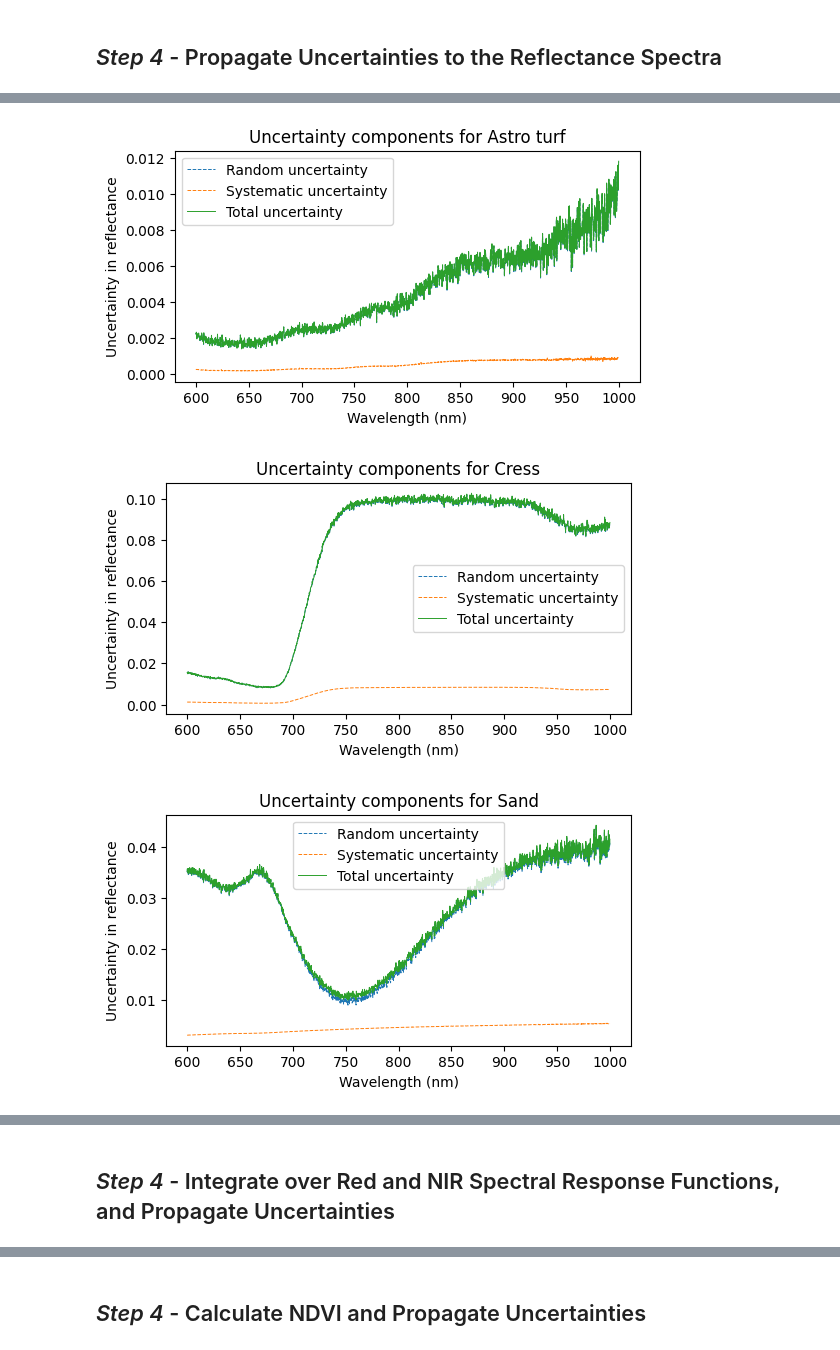
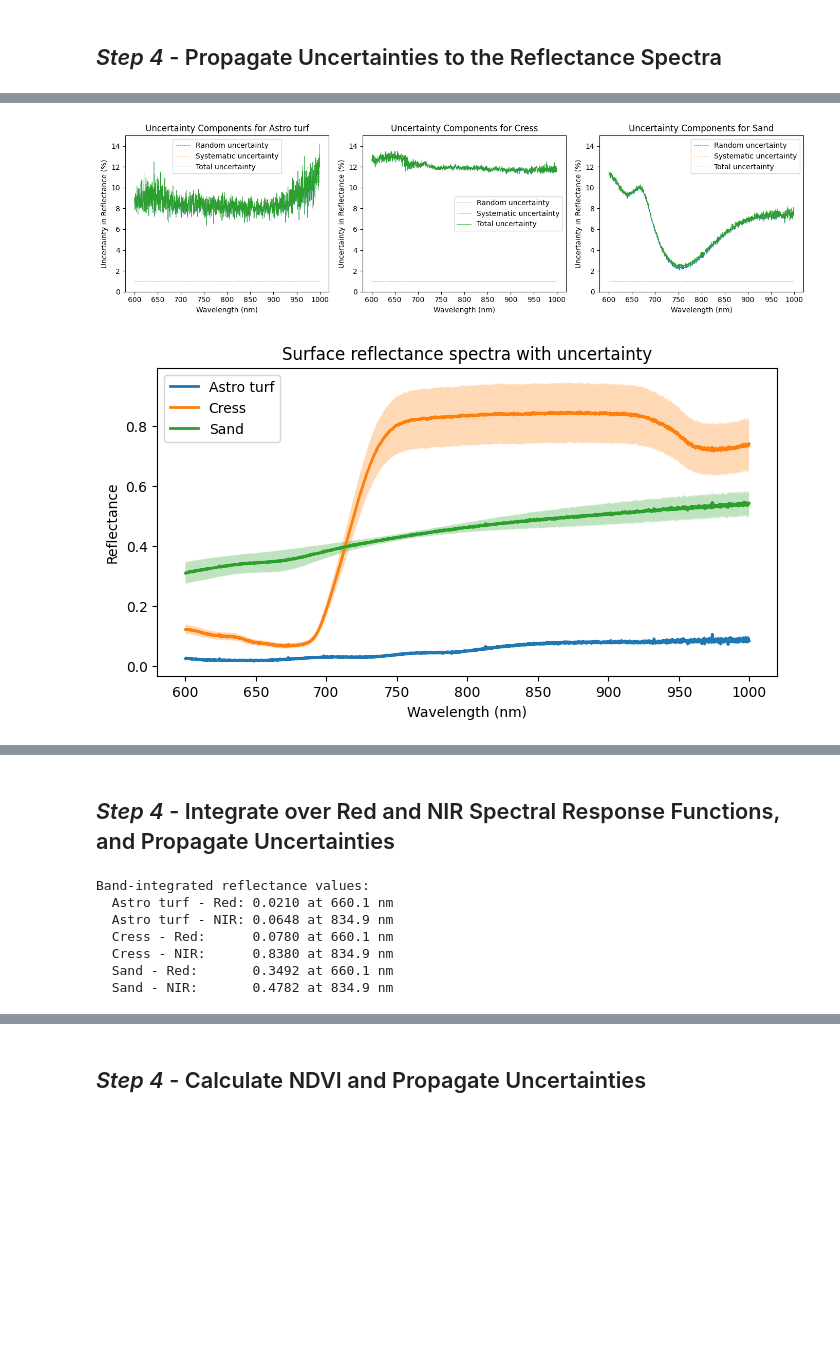
Before and after one commit to comet-toolkit/comet_training, a Jupyter notebook: meteoc_example.ipynb, the cells around one changed output, grey strips where cells are left out. Cells and saved outputs as stored; diff of their text form; code cells hidden in the pictures; blank space fills up the shorter version.

```diff
--- a/meteoc_example.ipynb
+++ b/meteoc_example.ipynb
@@ -238,40 +307,44 @@ def plot_spectrum_with_uncertainty(wavelength, rho, u_rho, label, ax=None):
       ax.set_title(f"{label} reflectance with uncertainty")
       plt.show()
 
-def plot_uncertainty_components(wavelength, u_random, u_syst, label, ax=None):
-   if ax is None:
-      fig, ax = plt.subplots(figsize=(6, 3))
-      show_plot = True
-   else:
-      show_plot = False
+def plot_uncertainty_components(wavelength, u_random, u_syst, label, ax=None, percent=False, rho=None, ylim=None):
+    if ax is None:
+        fig, ax = plt.subplots(figsize=(6, 3))
+        show_plot = True
+    else:
+        show_plot = False
 
-   ax.plot(wavelength, u_random, label="Random uncertainty", linestyle='--', linewidth=0.7)
-   ax.plot(wavelength, u_syst, label="Systematic uncertainty", linestyle='--', linewidth=0.7)
-   ax.plot(wavelength, np.sqrt(u_random**2 + u_syst**2), label="Total uncertainty", linewidth=0.7)
-   ax.set_xlabel("Wavelength (nm)")
-   ax.set_ylabel("Uncertainty in reflectance")
-   ax.set_title(f"Uncertainty components for {label}")
-   ax.legend()
-   if show_plot:
-      plt.show()
+    if ylim is not None:
+        ax.set_ylim(ylim)
+
+    if percent:
+      u_random = 100 * u_random / rho
+      u_syst = 100 * u_syst / rho
+    ax.plot(wavelength, u_random, label="Random uncertainty", linestyle='--', linewidth=0.5)
+    ax.plot(wavelength, u_syst, label="Systematic uncertainty", linestyle='--', linewidth=0.5)
+    ax.plot(wavelength, np.sqrt(u_random**2 + u_syst**2), label="Total uncertainty", linewidth=0.5)
+    ax.set_xlabel("Wavelength (nm)")
+    ax.set_ylabel("Uncertainty in Reflectance (%)" if percent else "Uncertainty in Reflectance")
+    ax.set_title(f"Uncertainty Components for {label}")
+    ax.legend()
+    if show_plot:
+        plt.show()
 # %%
 # Plot uncertainty components for each target as subplots
-fig, axes = plt.subplots(1, 3, figsize=(15, 4))
-plot_uncertainty_components(wavelength, u_random_rho_astroturf, u_syst_rho_astroturf, "Astro turf", ax=axes[0])
-plot_uncertainty_components(wavelength, u_random_rho_cress, u_syst_rho_cress, "Cress", ax=axes[1])
-plot_uncertainty_components(wavelength, u_random_rho_sand, u_syst_rho_sand, "Sand", ax=axes[2])
-fig.suptitle("Uncertainty components for each surface")
+fig, axes = plt.subplots(1, 3, figsize=(14, 4))
+plot_uncertainty_components(wavelength, u_random_rho_astroturf, u_syst_rho_astroturf, "Astro turf", ax=axes[0], percent=True, rho=rho_astroturf, ylim=(0, 15))
+plot_uncertainty_components(wavelength, u_random_rho_cress, u_syst_rho_cress, "Cress", ax=axes[1], percent=True, rho=rho_cress, ylim=(0, 15))
+plot_uncertainty_components(wavelength, u_random_rho_sand, u_syst_rho_sand, "Sand", ax=axes[2], percent=True, rho=rho_sand, ylim=(0, 15))
 plt.tight_layout()
 plt.show()
 
 # Plot spectra with uncertainty for each target
 fig, ax = plt.subplots(figsize=(8, 4))
 plot_spectrum_with_uncertainty(wavelength, rho_astroturf, u_rho_astroturf, "Astro turf", ax=ax)
 plot_spectrum_with_uncertainty(wavelength, rho_cress, u_rho_cress, "Cress", ax=ax)
 plot_spectrum_with_uncertainty(wavelength, rho_sand, u_rho_sand, "Sand", ax=ax)
 ax.set_title("Surface reflectance spectra with uncertainty")
 plt.show()
 # %% [output]
-[figure, old version]
+[figure, new version]
-[figure, old version]
+[figure, new version]
-[figure, removed]
@@ -279,2 +351,26 @@ plt.show()
 # %% [markdown]
 ## *Step 4* - Integrate over Red and NIR Spectral Response Functions, and Propagate Uncertainties
+# %%
+# Band integration for Sentinel-2 bands
+rho_astroturf_b04 = band_integrate_s2_b04(rho_astroturf, wavelength)
+rho_astroturf_b08 = band_integrate_s2_b08(rho_astroturf, wavelength)
+rho_cress_b04 = band_integrate_s2_b04(rho_cress, wavelength)
+rho_cress_b08 = band_integrate_s2_b08(rho_cress, wavelength)
+rho_sand_b04 = band_integrate_s2_b04(rho_sand, wavelength)
+rho_sand_b08 = band_integrate_s2_b08(rho_sand, wavelength)
+
+print(f"\nBand-integrated reflectance values:")
+print(f"  Astro turf - Red: {rho_astroturf_b04[0]:.4f} at {rho_astroturf_b04[1]:.1f} nm")
+print(f"  Astro turf - NIR: {rho_astroturf_b08[0]:.4f} at {rho_astroturf_b08[1]:.1f} nm")
+print(f"  Cress - Red:      {rho_cress_b04[0]:.4f} at {rho_cress_b04[1]:.1f} nm")
+print(f"  Cress - NIR:      {rho_cress_b08[0]:.4f} at {rho_cress_b08[1]:.1f} nm")
+print(f"  Sand - Red:       {rho_sand_b04[0]:.4f} at {rho_sand_b04[1]:.1f} nm")
+print(f"  Sand - NIR:       {rho_sand_b08[0]:.4f} at {rho_sand_b08[1]:.1f} nm")
+# %% [output]
+Band-integrated reflectance values:
+  Astro turf - Red: 0.0210 at 660.1 nm
+  Astro turf - NIR: 0.0648 at 834.9 nm
+  Cress - Red:      0.0780 at 660.1 nm
+  Cress - NIR:      0.8380 at 834.9 nm
+  Sand - Red:       0.3492 at 660.1 nm
+  Sand - NIR:       0.4782 at 834.9 nm
```
Also changed, not shown: parts of 48 cells of this notebook.
